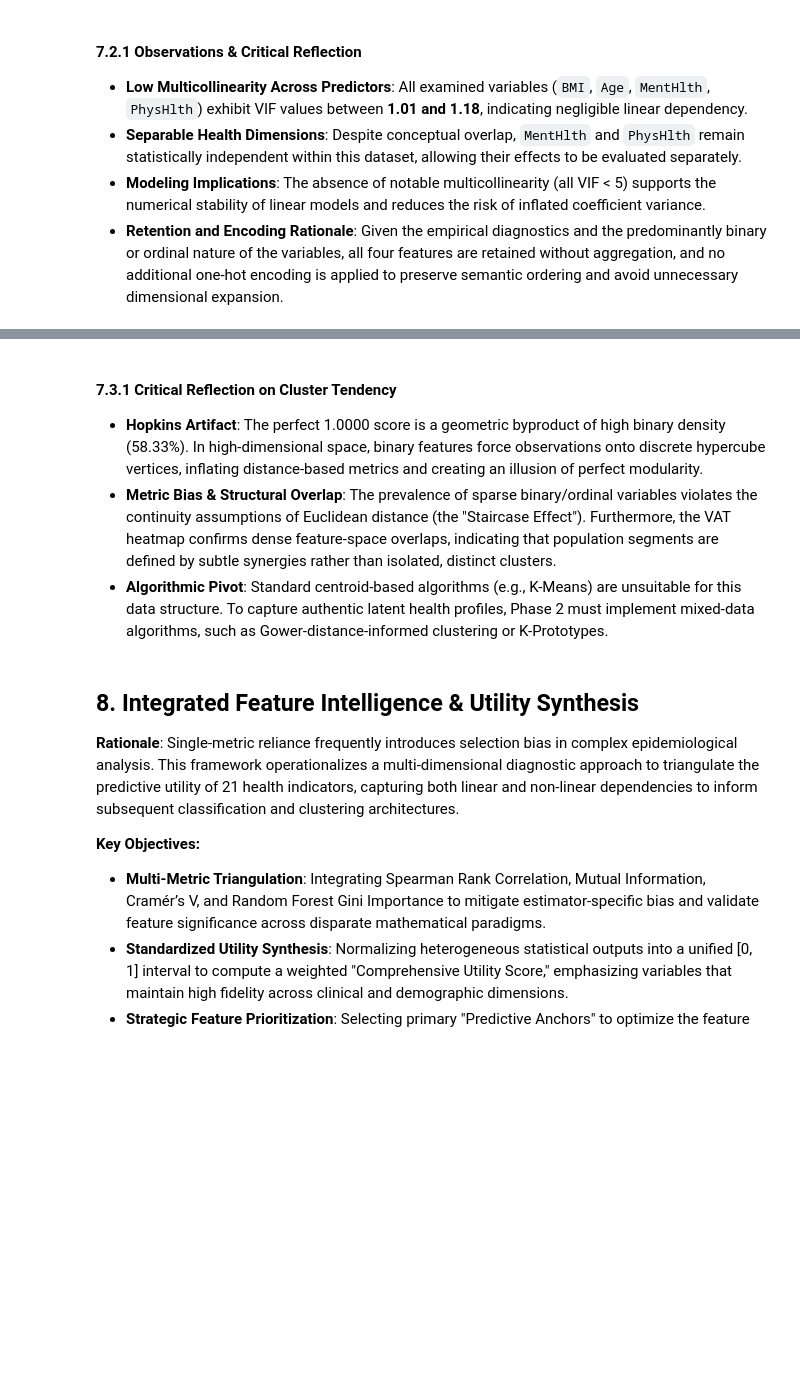
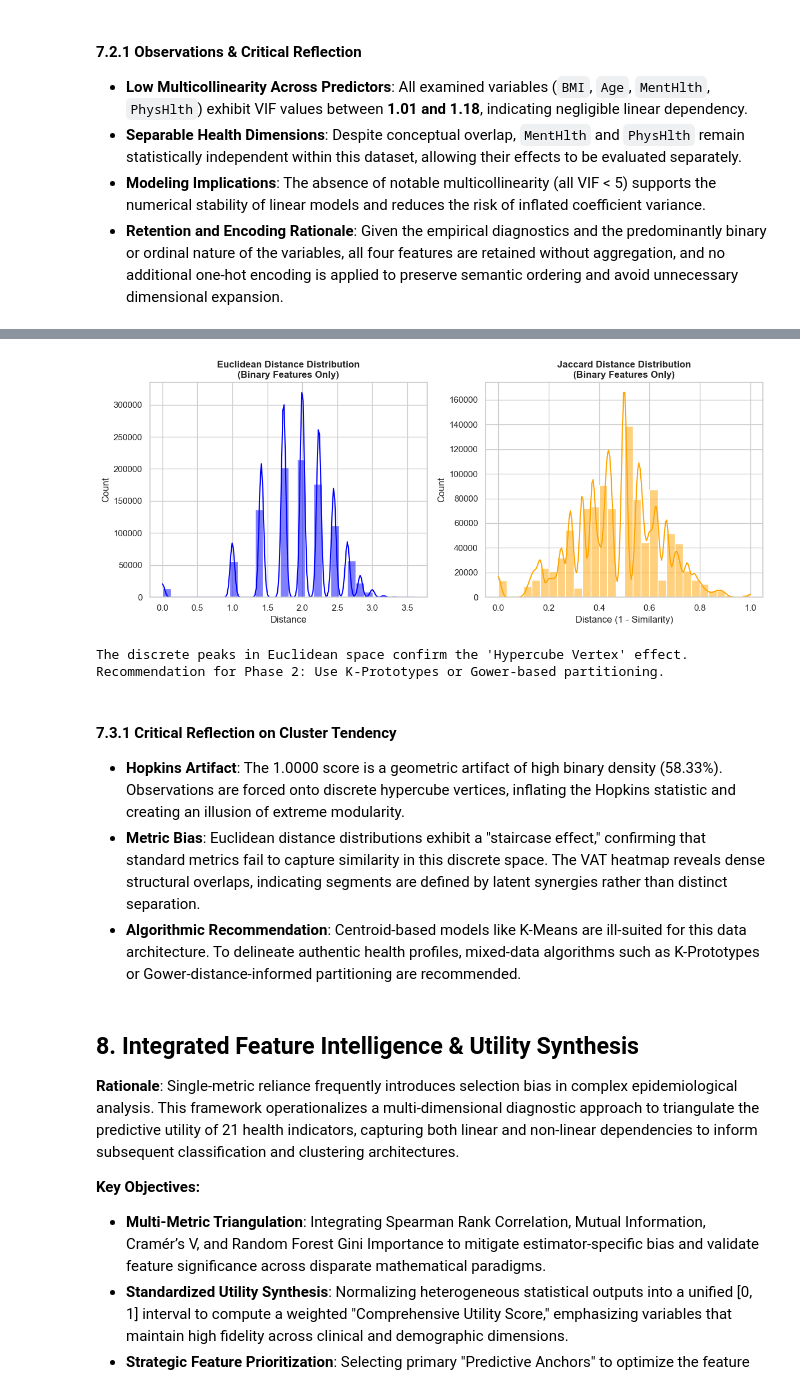
Before and after one commit to Zayne-Feng/DiaMetric-CDC, a Jupyter notebook: 01_Data_Understanding_EDA.ipynb, the cells around one changed output, grey strips where cells are left out. Drawn from its saved outputs; the diff is of its cells as text; code cells hidden in the pictures; blank space fills up the shorter version.

```diff
--- a/01_Data_Understanding_EDA.ipynb
+++ b/01_Data_Understanding_EDA.ipynb
@@ -1412,10 +1448,53 @@ Feature Sparsity Audit: 58.33% of features are binary.
 Action: Dataset qualified for unsupervised segmentation pipeline.
+# %%
+# --- 7.3.1 Metric Sensitivity Audit: Euclidean vs. Jaccard ---
+
+from sklearn.metrics import pairwise_distances
+import numpy as np
+
+if not df.empty:
+    try:
+        # Sample a subset for distance distribution analysis
+        audit_sample = df.sample(n=1000, random_state=42)
+        binary_cols = [col for col in binary_features if col in df.columns]
+
+        # 1. Euclidean Distance
+        dist_euclidean = pairwise_distances(audit_sample[binary_cols].values, metric='euclidean').flatten()
+
+        # 2. Jaccard Distance (1 - intersection / union)
+        dist_jaccard = pairwise_distances(audit_sample[binary_cols].astype(bool).values, metric='jaccard').flatten()
+
+        # Visualization of the Distance Distribution
+        plt.figure(figsize=(12, 5))
+
+        plt.subplot(1, 2, 1)
+        sns.histplot(dist_euclidean, bins=30, kde=True, color='blue')
+        plt.title('Euclidean Distance Distribution\n(Binary Features Only)', fontweight='bold')
+        plt.xlabel('Distance')
+
+        plt.subplot(1, 2, 2)
+        sns.histplot(dist_jaccard, bins=30, kde=True, color='orange')
+        plt.title('Jaccard Distance Distribution\n(Binary Features Only)', fontweight='bold')
+        plt.xlabel('Distance (1 - Similarity)')
+
+        plt.tight_layout()
+        plt.show()
+
+        print("The discrete peaks in Euclidean space confirm the 'Hypercube Vertex' effect.")
+        print("Recommendation for Phase 2: Use K-Prototypes or Gower-based partitioning.")
+
+    except Exception as e:
+        print(f"Metric Audit Failure: {e}")
+# %% [output]
+[figure, added]
+The discrete peaks in Euclidean space confirm the 'Hypercube Vertex' effect.
+Recommendation for Phase 2: Use K-Prototypes or Gower-based partitioning.
 # %% [markdown]
 #### 7.3.1 Critical Reflection on Cluster Tendency
 
-- **Hopkins Artifact**: The perfect 1.0000 score is a geometric byproduct of high binary density (58.33%). In high-dimensional space, binary features force observations onto discrete hypercube vertices, inflating distance-based metrics and creating an illusion of perfect modularity.
-- **Metric Bias & Structural Overlap**: The prevalence of sparse binary/ordinal variables violates the continuity assumptions of Euclidean distance (the "Staircase Effect"). Furthermore, the VAT heatmap confirms dense feature-space overlaps, indicating that population segments are defined by subtle synergies rather than isolated, distinct clusters.
-- **Algorithmic Pivot**: Standard centroid-based algorithms (e.g., K-Means) are unsuitable for this data structure. To capture authentic latent health profiles, Phase 2 must implement mixed-data algorithms, such as Gower-distance-informed clustering or K-Prototypes.
+- **Hopkins Artifact**: The 1.0000 score is a geometric artifact of high binary density (58.33%). Observations are forced onto discrete hypercube vertices, inflating the Hopkins statistic and creating an illusion of extreme modularity.
+- **Metric Bias**: Euclidean distance distributions exhibit a "staircase effect," confirming that standard metrics fail to capture similarity in this discrete space. The VAT heatmap reveals dense structural overlaps, indicating segments are defined by latent synergies rather than distinct separation.
+- **Algorithmic Recommendation**: Centroid-based models like K-Means are ill-suited for this data architecture. To delineate authentic health profiles, mixed-data algorithms such as K-Prototypes or Gower-distance-informed partitioning are recommended.
 # %% [markdown]
 ## 8. Integrated Feature Intelligence & Utility Synthesis
 
```
Also changed, not shown: parts of 24 cells of this notebook, 13 other files.
